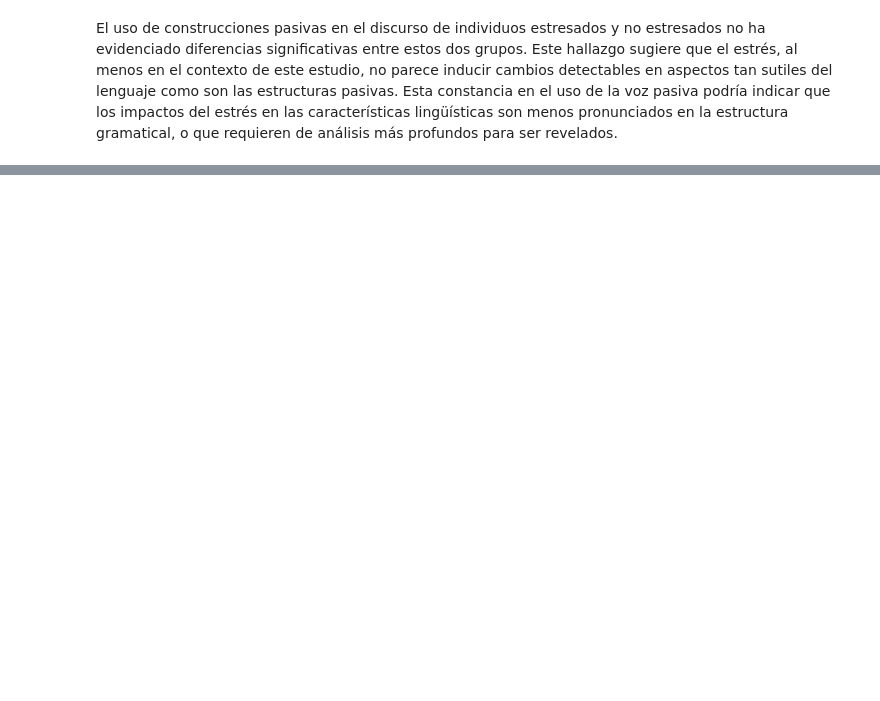
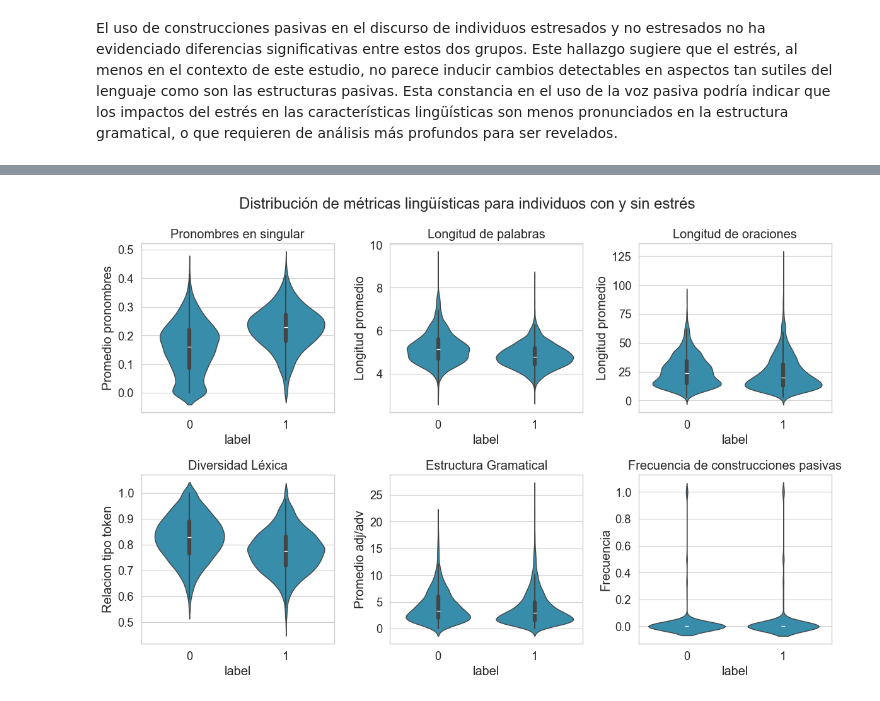
Before and after one commit to fjmoyao/depression_detection, a Jupyter notebook: src/EDA hipotesis testing.ipynb, the cells around one changed output, grey strips where cells are left out. Cells and saved outputs as stored; diff of their text form; code cells hidden in the pictures; blank space fills up the shorter version.

```diff
--- a/src/EDA hipotesis testing.ipynb
+++ b/src/EDA hipotesis testing.ipynb
@@ -291,2 +346,40 @@ El uso de construcciones pasivas en el discurso de individuos estresados y no es
+# %%
+# Visualización de las distribuciones
+fig, axes = plt.subplots(2,3, figsize=(12,8))
+fig.suptitle('Distribución de métricas lingüísticas para individuos con y sin estrés')
+
+# Pronombres
+ax1= sns.violinplot(x='label', y='singular_pronouns', data=df, ax=axes[0,0])
+ax1.set_title('Pronombres en singular');
+ax1.set_ylabel("Promedio pronombres")
+
+# Longitud Palabras
+ax2= sns.violinplot(x='label', y='avg_word_len', data=df, ax=axes[0,1])
+ax2.set_title('Longitud de palabras');
+ax2.set_ylabel("Longitud promedio")
+
+# Longitud Oraciones
+ax3= sns.violinplot(x='label', y='avg_sentence_len', data=df, ax=axes[0,2])
+ax3.set_title('Longitud de oraciones');
+ax3.set_ylabel("Longitud promedio")
+
+# Diversidad Lexica
+ax4= sns.violinplot(x='label', y='lex_diversity', data=df, ax=axes[1,0])
+ax4.set_title('Diversidad Léxica');
+ax4.set_ylabel("Relacion tipo token")
+
+#Estructura Gramatical
+ax4= sns.violinplot(x='label', y='adj_adv', data=df, ax=axes[1,1])
+ax4.set_title('Estructura Gramatical');
+ax4.set_ylabel("Promedio adj/adv")
+
+#Construciones pasivas
+ax5= sns.violinplot(x='label', y='passive_avg', data=df, ax=axes[1,2])
+ax5.set_title('Frecuencia de construcciones pasivas');
+ax5.set_ylabel("Frecuencia")
+
+plt.tight_layout()
+# %% [output]
+[figure, added]
 # %%
 #Se separan los datos en test y train
```
Also changed, not shown: parts of 23 cells of this notebook.
